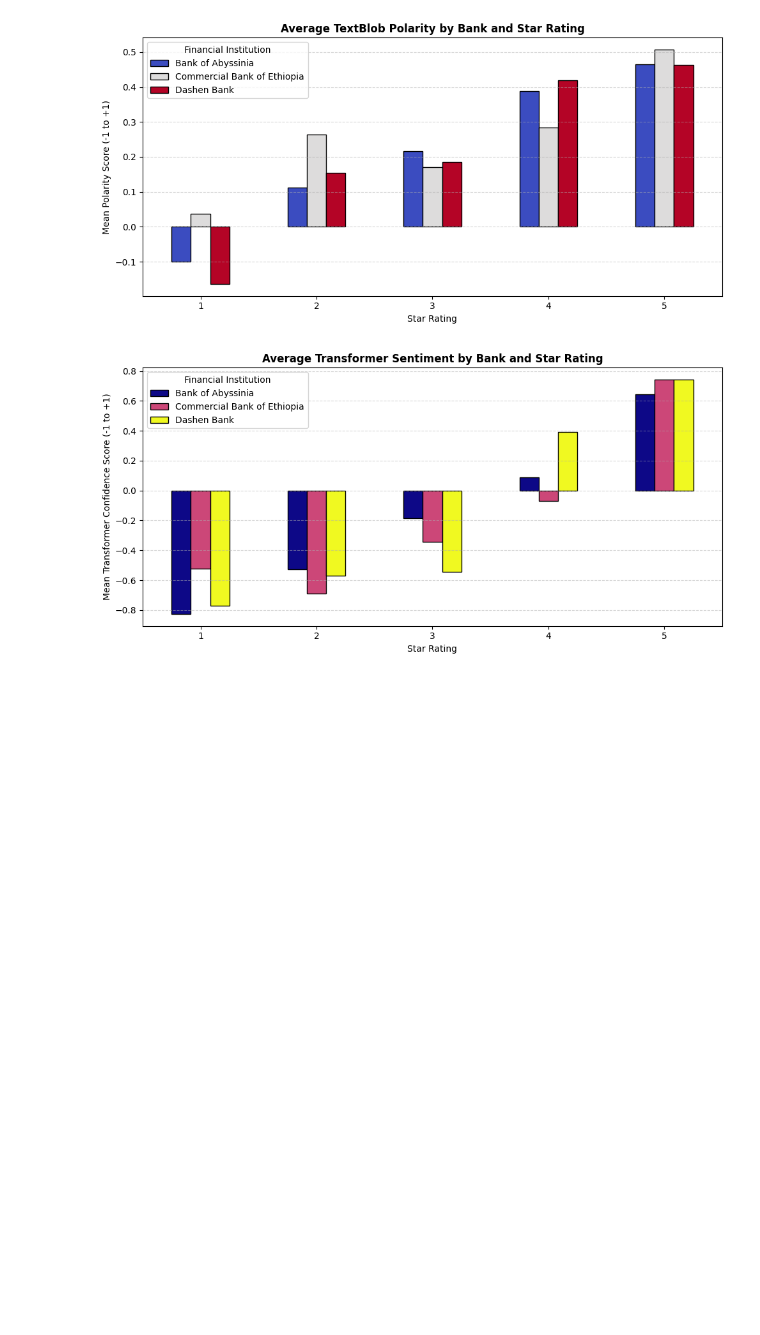
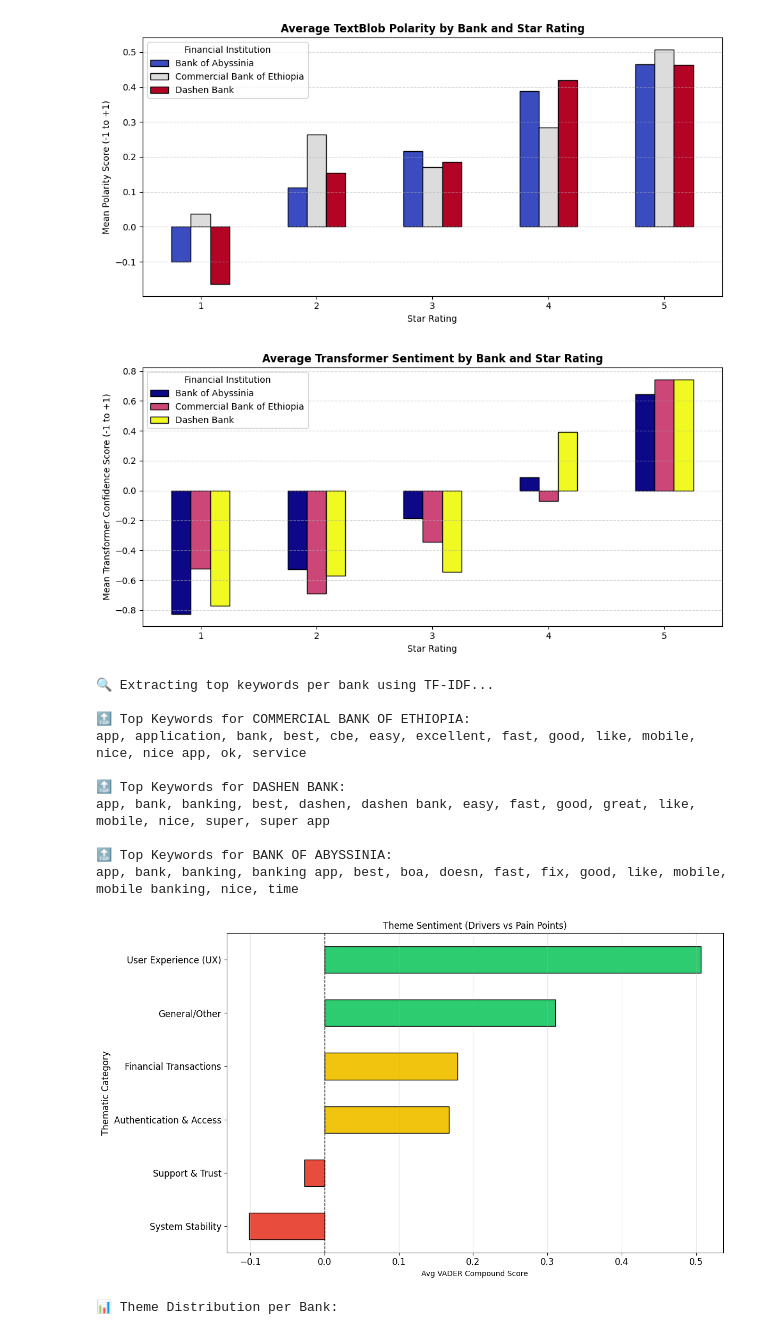
Before and after one commit to Elsh41/Fintech-Review-Analytics, a Jupyter notebook: notebooks/Sentiment_and_Thematic_Analysis.ipynb, the cells around one changed output. Cells and saved outputs as stored; diff of their text form; code cells hidden in the pictures; blank space fills up the shorter version.

Commit message:
Finalized Thematic Analysis and updated README file

```diff
--- a/notebooks/Sentiment_and_Thematic_Analysis.ipynb
+++ b/notebooks/Sentiment_and_Thematic_Analysis.ipynb
@@ -363,3 +365,76 @@ plt.show()
 [figure]
 [figure]
 [figure]
+# %%
+# Thematic Analysis (Why customers feel that way?)
+
+# Thematic Discovery and Mapping
+from sklearn.feature_extraction.text import TfidfVectorizer
+import pandas as pd
+import matplotlib.pyplot as plt
+
+# 1) KEYWORD DISCOVERY (TF-IDF)
+# Let's see what users are actually talking about for each bank
+print("🔍 Extracting top keywords per bank using TF-IDF...")
+vectorizer = TfidfVectorizer(max_features=20, stop_words='english', ngram_range=(1, 2))
+
+for bank in df_clean['bank'].unique():
+    bank_text = df_clean[df_clean['bank'] == bank]['review']
+    tfidf_matrix = vectorizer.fit_transform(bank_text)
+    features = vectorizer.get_feature_names_out()
+    print(f"\n🔝 Top Keywords for {bank.upper()}:")
+    print(", ".join(features[:15]))
+
+# 2) DEFINING THE THEMES (Refined based on Ethiopian Fintech context)
+THEME_MAP = {
+    'System Stability': ['crash', 'freeze', 'bug', 'error', 'slow', 'stuck', 'failed', 'loading', 'working', 'network'],
+    'Authentication & Access': ['login', 'otp', 'password', 'account', 'verify', 'sign', 'username', 'register', 'code'],
+    'User Experience (UX)': ['ui', 'interface', 'clean', 'easy', 'navigation', 'design', 'beautiful', 'user friendly', 'smooth'],
+    'Financial Transactions': ['transfer', 'payment', 'bill', 'card', 'wallet', 'money', 'transaction', 'balance', 'airtime'],
+    'Support & Trust': ['customer', 'support', 'help', 'service', 'call', 'agent', 'worst', 'scam', 'poor']
+}
+
+def get_theme(txt):
+    if not isinstance(txt, str): return 'Other'
+    txt = txt.lower()
+    for theme, keywords in THEME_MAP.items():
+        if any(w in txt for w in keywords):
+            return theme
+    return 'General/Other'
+
+# 3) APPLYING THEMES
+df_clean['theme'] = df_clean['review'].apply(get_theme)
+
+# 4) VISUALIZATION: Theme Sentiment (Drivers vs. Pain Points)
+theme_sent = df_clean.groupby('theme')['vader_compound'].mean().sort_values()
+
+plt.figure(figsize=(12, 7))
+# Dynamic coloring: Red for pain points, Green for drivers
+colors = ['#e74c3c' if x < 0.05 else ('#2ecc71' if x > 0.2 else '#f1c40f') for x in theme_sent.values]
+
+theme_sent.plot(kind='barh', color=colors, edgecolor='black', fontsize=12)
+plt.ylabel('Thematic Category', fontsize=12)
+plt.axvline(0, color='black', linestyle='--', lw=1)
+plt.grid(axis='x', alpha=0.3)
+plt.title('Theme Sentiment (Drivers vs Pain Points)')
+plt.xlabel('Avg VADER Compound Score')
+plt.tight_layout()
+plt.show()
+
+# 5) THEME DISTRIBUTION BY BANK
+print("\n📊 Theme Distribution per Bank:")
+theme_dist = pd.crosstab(df_clean['bank'], df_clean['theme'], normalize='index').round(2) * 100
+display(theme_dist)
+# %% [output]
+🔍 Extracting top keywords per bank using TF-IDF...
+
+🔝 Top Keywords for COMMERCIAL BANK OF ETHIOPIA:
+app, application, bank, best, cbe, easy, excellent, fast, good, like, mobile, nice, nice app, ok, service
+
+🔝 Top Keywords for DASHEN BANK:
+app, bank, banking, best, dashen, dashen bank, easy, fast, good, great, like, mobile, nice, super, super app
+
+🔝 Top Keywords for BANK OF ABYSSINIA:
+app, bank, banking, banking app, best, boa, doesn, fast, fix, good, like, mobile, mobile banking, nice, time
+[figure, added]
+📊 Theme Distribution per Bank:
```
Also changed, not shown: parts of 4 cells of this notebook, 1 other file.
